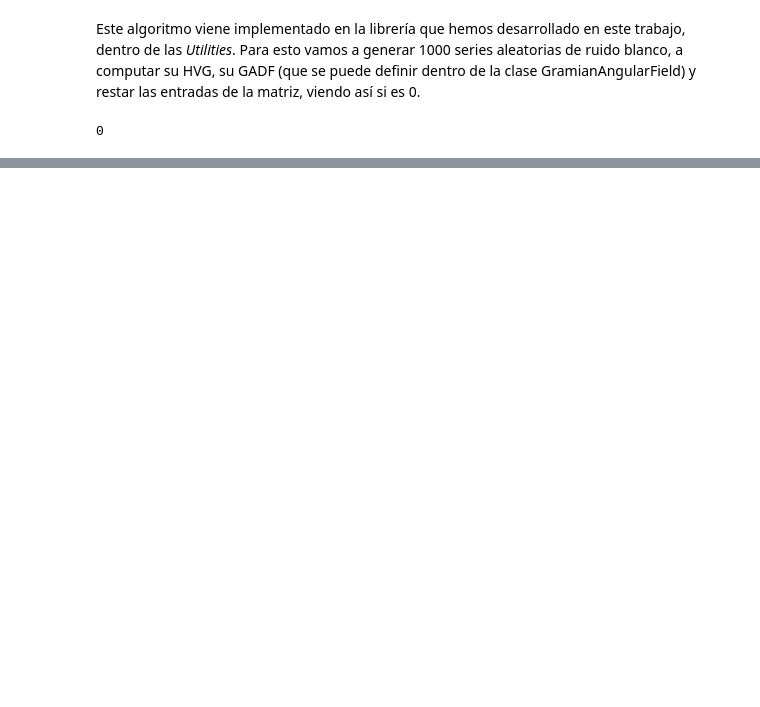
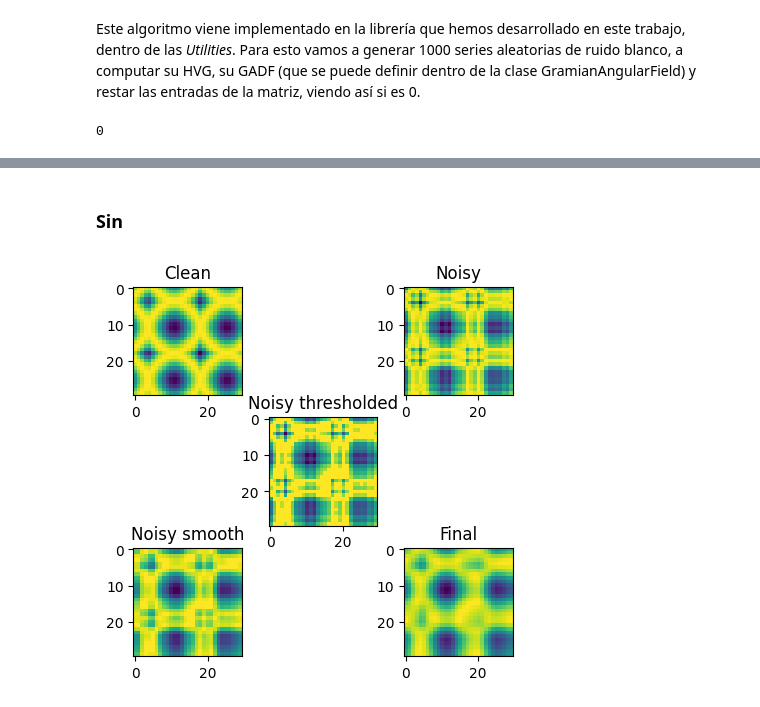
Before and after one commit to cperezln/vg_gaf, a Jupyter notebook: Experimentos (HVG - GAF).ipynb, the cells around one changed output, grey strips where cells are left out. Drawn from its saved outputs; the diff is of its cells as text; code cells hidden in the pictures; blank space fills up the shorter version.

```diff
--- a/Experimentos (HVG - GAF).ipynb
+++ b/Experimentos (HVG - GAF).ipynb
@@ -380,0 +406,7 @@ print(res)
+# %% [markdown]
+### Sin
+# %%
+g, ng = generate_gafs(periodic, combination, "sum", np.sin)
+plot_with_threshold(g, ng, threshold=0.1, pool_func=np.median)
+# %% [output]
+[figure, added]
```
Also changed, not shown: parts of 7 cells of this notebook, 2 other files.
